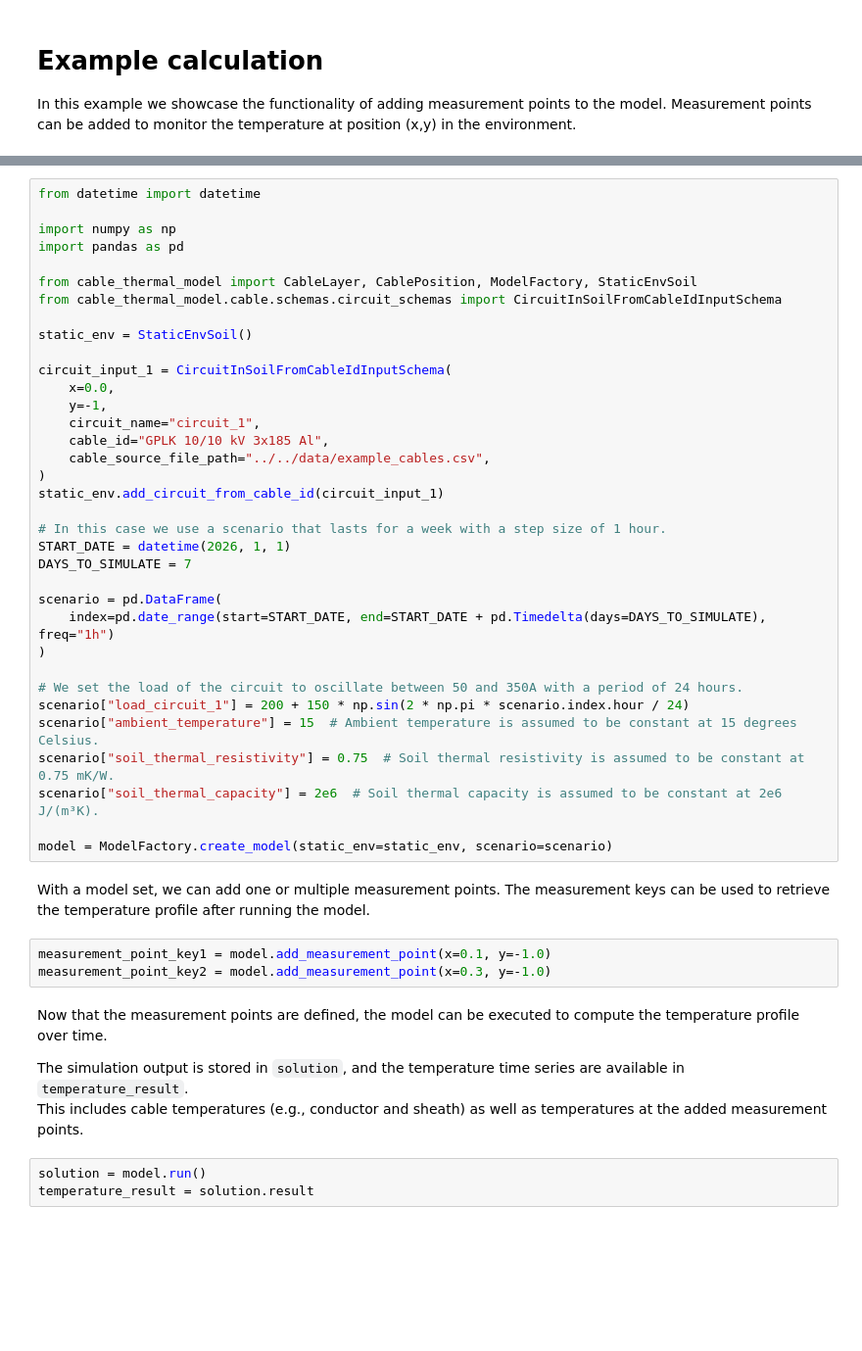
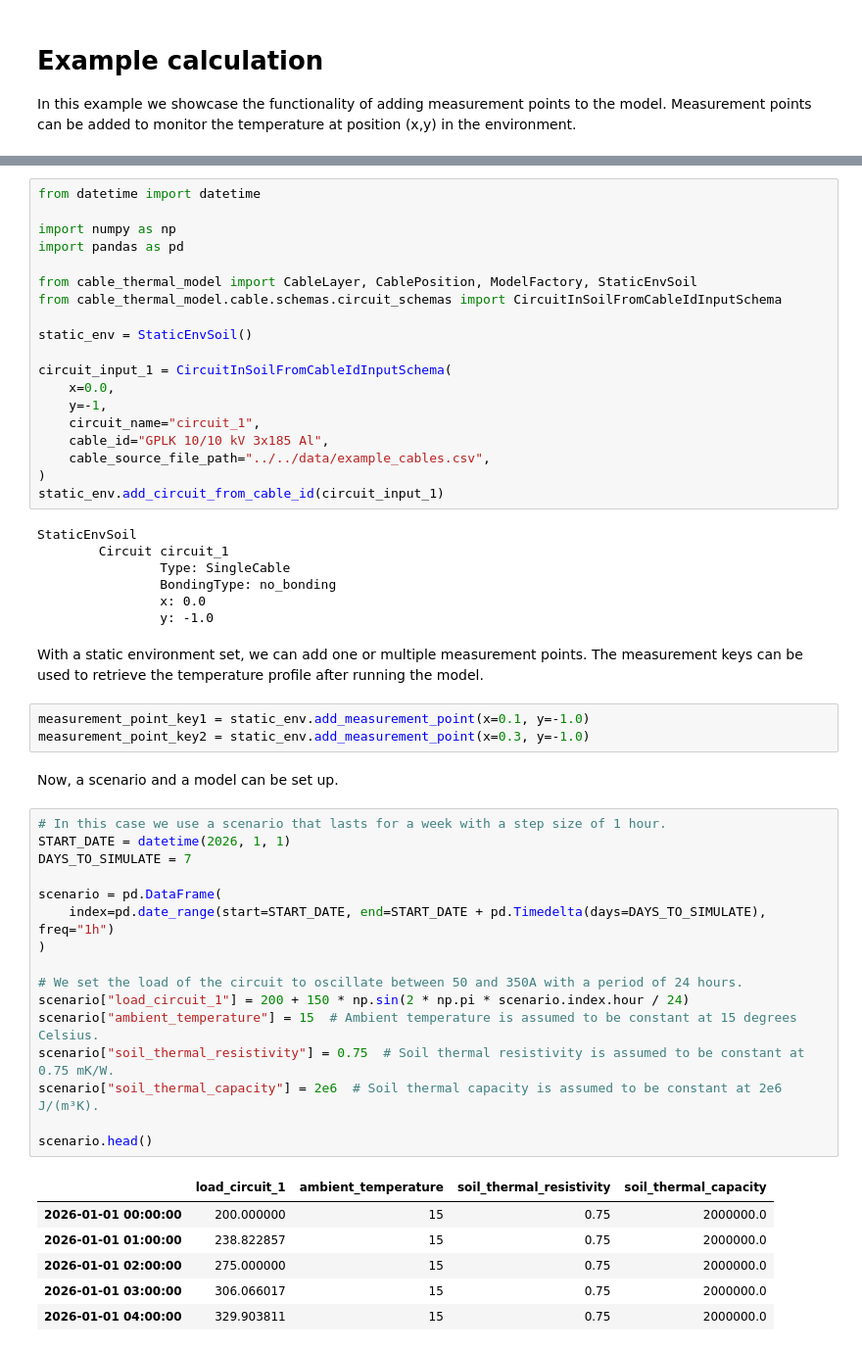
Before and after one commit to alliander-opensource/cable-thermal-model, a Jupyter notebook: docs/examples/measurement_point.ipynb, the cells around one changed output, grey strips where cells are left out. Shown at 98% size. Cells and saved outputs as stored; diff of their text form; blank space fills up the shorter version.

```diff
--- a/docs/examples/measurement_point.ipynb
+++ b/docs/examples/measurement_point.ipynb
@@ -23,32 +23,40 @@ circuit_input_1 = CircuitInSoilFromCableIdInputSchema(
     cable_source_file_path="../../data/example_cables.csv",
 )
 static_env.add_circuit_from_cable_id(circuit_input_1)
-
-# In this case we use a scenario that lasts for a week with a step size of 1 hour.
-START_DATE = datetime(2026, 1, 1)
-DAYS_TO_SIMULATE = 7
-
-scenario = pd.DataFrame(
-    index=pd.date_range(start=START_DATE, end=START_DATE + pd.Timedelta(days=DAYS_TO_SIMULATE), freq="1h")
-)
-
-# We set the load of the circuit to oscillate between 50 and 350A with a period of 24 hours.
-scenario["load_circuit_1"] = 200 + 150 * np.sin(2 * np.pi * scenario.index.hour / 24)
-scenario["ambient_temperature"] = 15  # Ambient temperature is assumed to be constant at 15 degrees Celsius.
-scenario["soil_thermal_resistivity"] = 0.75  # Soil thermal resistivity is assumed to be constant at 0.75 mK/W.
-scenario["soil_thermal_capacity"] = 2e6  # Soil thermal capacity is assumed to be constant at 2e6 J/(m³K).
-
-model = ModelFactory.create_model(static_env=static_env, scenario=scenario)
+# %% [output]
+StaticEnvSoil
+        Circuit circuit_1
+                Type: SingleCable
+                BondingType: no_bonding
+                x: 0.0
+                y: -1.0
 # %% [markdown]
-With a model set, we can add one or multiple measurement points. The measurement keys can be used to retrieve the temperature profile after running the model.
+With a static environment set, we can add one or multiple measurement points. The measurement keys can be used to retrieve the temperature profile after running the model.
 # %%
-measurement_point_key1 = model.add_measurement_point(x=0.1, y=-1.0)
-measurement_point_key2 = model.add_measurement_point(x=0.3, y=-1.0)
+measurement_point_key1 = static_env.add_measurement_point(x=0.1, y=-1.0)
+measurement_point_key2 = static_env.add_measurement_point(x=0.3, y=-1.0)
 # %% [markdown]
-Now that the measurement points are defined, the model can be executed to compute the temperature profile over time.
-
-The simulation output is stored in `solution`, and the temperature time series are available in `temperature_result`.
-This includes cable temperatures (e.g., conductor and sheath) as well as temperatures at the added measurement points.
+Now, a scenario and a model can be set up.
 # %%
-solution = model.run()
-temperature_result = solution.result
+# In this case we use a scenario that lasts for a week with a step size of 1 hour.
+START_DATE = datetime(2026, 1, 1)
+DAYS_TO_SIMULATE = 7
+
+scenario = pd.DataFrame(
+    index=pd.date_range(start=START_DATE, end=START_DATE + pd.Timedelta(days=DAYS_TO_SIMULATE), freq="1h")
+)
+
+# We set the load of the circuit to oscillate between 50 and 350A with a period of 24 hours.
+scenario["load_circuit_1"] = 200 + 150 * np.sin(2 * np.pi * scenario.index.hour / 24)
+scenario["ambient_temperature"] = 15  # Ambient temperature is assumed to be constant at 15 degrees Celsius.
+scenario["soil_thermal_resistivity"] = 0.75  # Soil thermal resistivity is assumed to be constant at 0.75 mK/W.
+scenario["soil_thermal_capacity"] = 2e6  # Soil thermal capacity is assumed to be constant at 2e6 J/(m³K).
+
+scenario.head()
+# %% [output]
+|  | load_circuit_1 | ambient_temperature | soil_thermal_resistivity | soil_thermal_capacity |
+| 2026-01-01 00:00:00 | 200.000000 | 15 | 0.75 | 2000000.0 |
+| 2026-01-01 01:00:00 | 238.822857 | 15 | 0.75 | 2000000.0 |
+| 2026-01-01 02:00:00 | 275.000000 | 15 | 0.75 | 2000000.0 |
+| 2026-01-01 03:00:00 | 306.066017 | 15 | 0.75 | 2000000.0 |
+| 2026-01-01 04:00:00 | 329.903811 | 15 | 0.75 | 2000000.0 |
```
Also changed, not shown: parts of 8 cells of this notebook, 9 other files.
